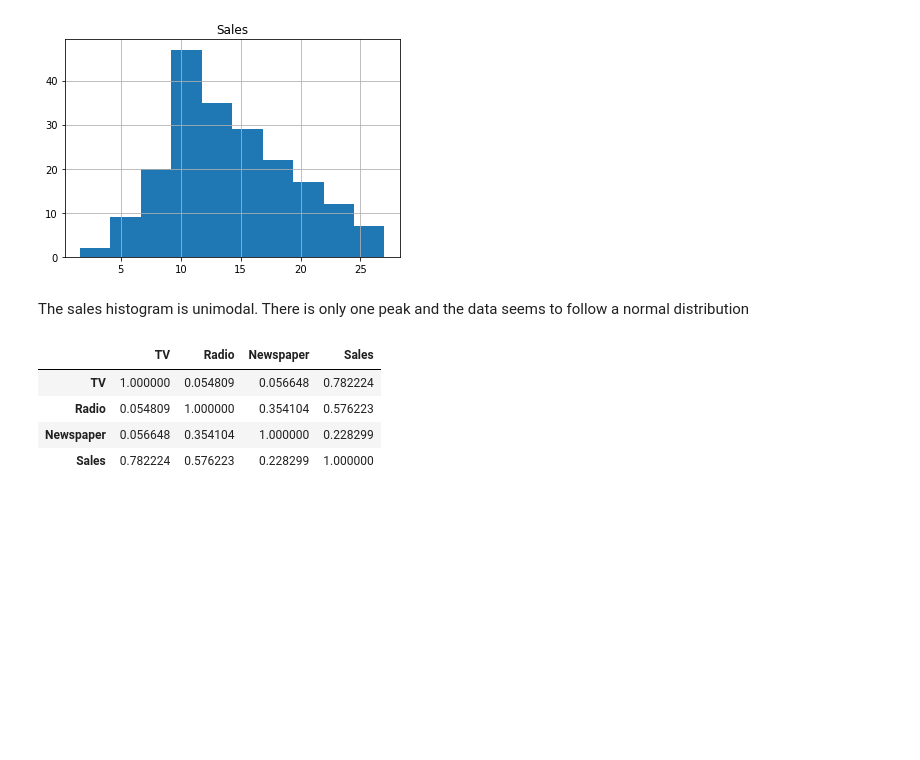
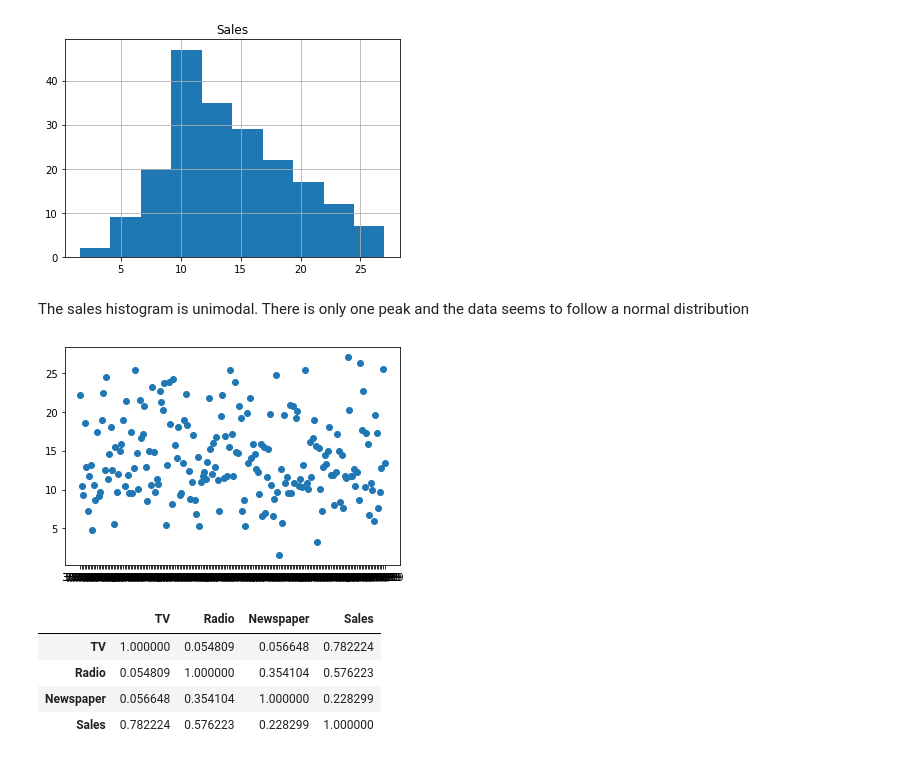
Before and after one commit to BAKelly12/CPSC4310-Random, a Jupyter notebook: tw1_data_analysis.ipynb, the cells around one changed output. Cells and saved outputs as stored; diff of their text form; code cells hidden in the pictures; blank space fills up the shorter version.

```diff
--- a/tw1_data_analysis.ipynb
+++ b/tw1_data_analysis.ipynb
@@ -205,3 +197,15 @@ data['Sales'].plot.scatter(x='date', y='sales')
+# %%
+#(5) For Sales, visualize the trend of the data over time using a graph.
+
+ar = data["Sales"]
+
+dates = data.index[:]
+
+sales_plt = plt.pyplot.scatter(dates, ar)
+
+#data.plot.scatter(data.index[:], "Sales")
+# %% [output]
+[figure, added]
 # %%
 data.corr(method ='pearson')
 # %% [output]
```
Also changed, not shown: parts of 8 cells of this notebook.
